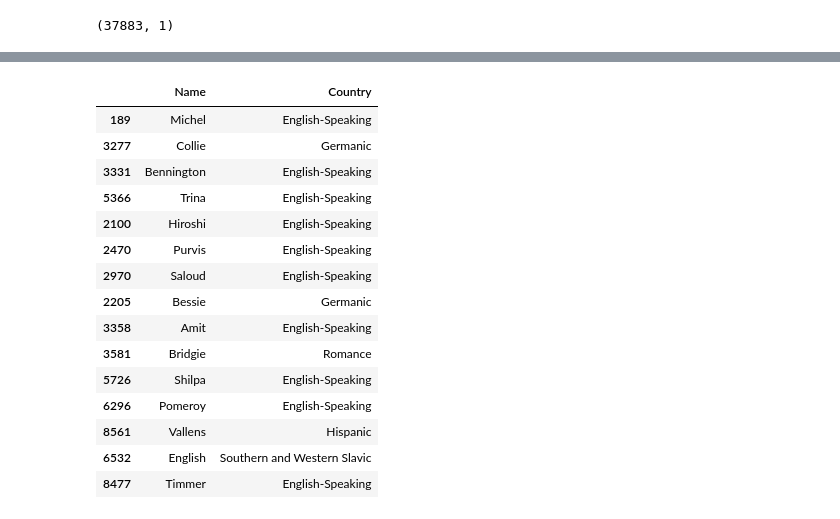
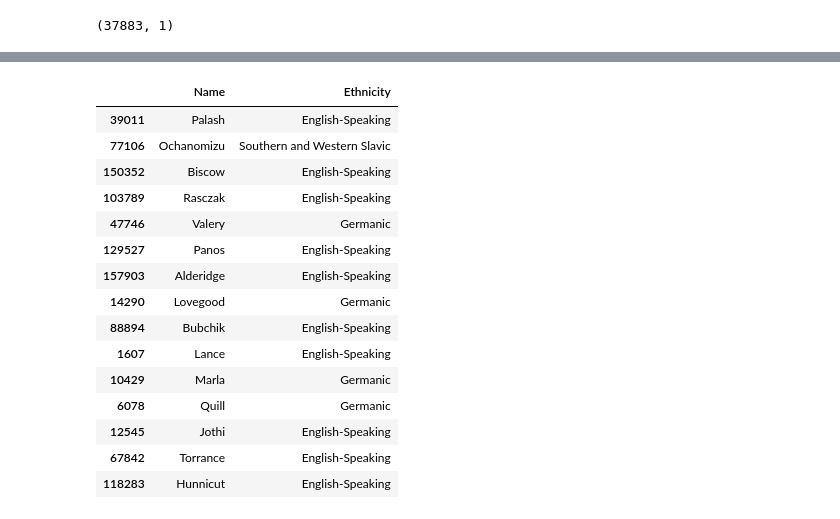
Before and after one commit to epfl-ada/ada-2024-project-adadasurmonbidet2024, a Jupyter notebook: model_ethnicity.ipynb, the cells around one changed output, grey strips where cells are left out. Cells and saved outputs as stored; diff of their text form; code cells hidden in the pictures.

```diff
--- a/model_ethnicity.ipynb
+++ b/model_ethnicity.ipynb
@@ -456,7 +456,7 @@ weighted avg       0.65      0.65      0.64      2500
 # %% [markdown]
 # 4 Predict ethnicities of the character dataset
 # %%
-df_character = pd.read_csv('data/cleaned.csv', usecols=['Character_name'])
+df_character = pd.read_csv('data/cleaned.csv')
 find_unusual_characters(df_character, 'Character_name')
 # %% [output]
 Number of rows containing special characters: 2055
@@ -471,7 +480,7 @@ df_names.shape
 # %%
 # Process character_names
 processor = NameFeatureProcessor('Name',ngram_range=(2, 3))
-character_names_processed = processor.process(df_names_1000)
+character_names_processed = processor.process(df_names)
 # %%
 character_names_processed.sample(10)
 # %% [output]
@@ -531,29 +540,29 @@ scaler = StandardScaler()
 character_names_pca = scaler.fit_transform(character_names_pca.drop(columns='Name'))
 character_names_pca = sm.add_constant(character_names_pca)
 
-df_names_1000['Country'] = model.predict(character_names_pca)
+df_names['Ethnicity'] = model.predict(character_names_pca)
 # %%
 # Create a mapping dictionary from the legend DataFrame
 country_mapping = dict(zip(legend_df['Encoded Value'], legend_df['Country']))
 
 # Replace the numeric values in the 'Country' column with the corresponding names
-df_names_1000['Country'] = df_names_1000['Country'].map(country_mapping)
+df_names['Ethnicity'] = df_names['Ethnicity'].map(country_mapping)
 # %%
-df_names_1000.sample(15)
+df_names.sample(15)
 # %% [output]
-|  | Name | Country |
-| 189 | Michel | English-Speaking |
-| 3277 | Collie | Germanic |
-| 3331 | Bennington | English-Speaking |
-| 5366 | Trina | English-Speaking |
-| 2100 | Hiroshi | English-Speaking |
-| 2470 | Purvis | English-Speaking |
-| 2970 | Saloud | English-Speaking |
-| 2205 | Bessie | Germanic |
-| 3358 | Amit | English-Speaking |
-| 3581 | Bridgie | Romance |
-| 5726 | Shilpa | English-Speaking |
-| 6296 | Pomeroy | English-Speaking |
-| 8561 | Vallens | Hispanic |
-| 6532 | English | Southern and Western Slavic |
-| 8477 | Timmer | English-Speaking |
+|  | Name | Ethnicity |
+| 39011 | Palash | English-Speaking |
+| 77106 | Ochanomizu | Southern and Western Slavic |
+| 150352 | Biscow | English-Speaking |
+| 103789 | Rasczak | English-Speaking |
+| 47746 | Valery | Germanic |
+| 129527 | Panos | English-Speaking |
+| 157903 | Alderidge | English-Speaking |
+| 14290 | Lovegood | Germanic |
+| 88894 | Bubchik | English-Speaking |
+| 1607 | Lance | English-Speaking |
+| 10429 | Marla | Germanic |
+| 6078 | Quill | Germanic |
+| 12545 | Jothi | English-Speaking |
+| 67842 | Torrance | English-Speaking |
+| 118283 | Hunnicut | English-Speaking |
```
Also changed, not shown: parts of 11 cells of this notebook, 1 other file.
